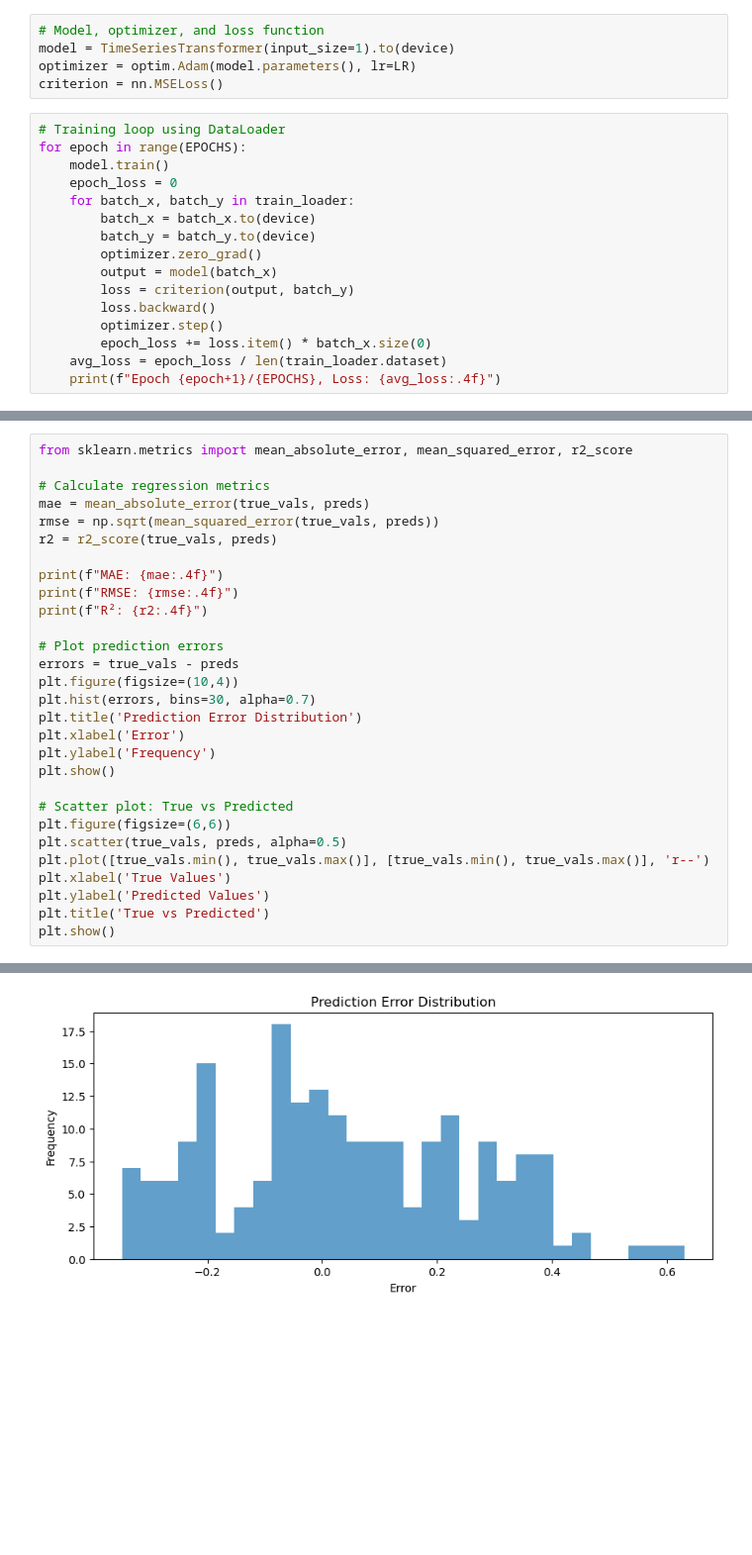
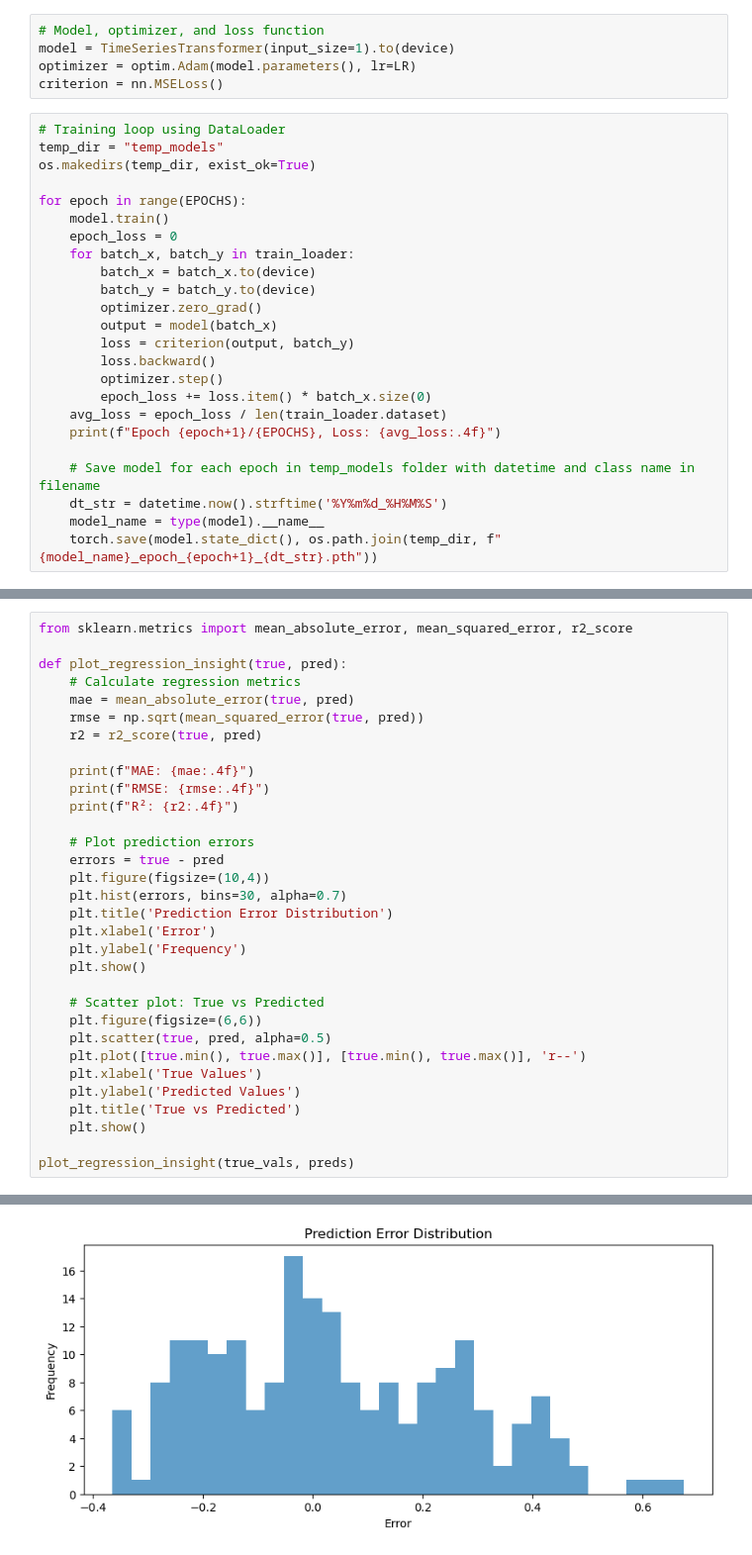
Before and after one commit to Tom-Laurent-TL/time_series_forecasting, a Jupyter notebook: simple_forecasting/main.ipynb, the cells around one changed output, grey strips where cells are left out. Shown at 99% size. Cells and saved outputs as stored; diff of their text form; blank space fills up the shorter version.

Commit message:
auto save added

```diff
--- a/simple_forecasting/main.ipynb
+++ b/simple_forecasting/main.ipynb
@@ -43,6 +45,9 @@ optimizer = optim.Adam(model.parameters(), lr=LR)
 criterion = nn.MSELoss()
 # %%
 # Training loop using DataLoader
+temp_dir = "temp_models"
+os.makedirs(temp_dir, exist_ok=True)
+
 for epoch in range(EPOCHS):
     model.train()
     epoch_loss = 0
@@ -57,4 +62,9 @@ for epoch in range(EPOCHS):
         epoch_loss += loss.item() * batch_x.size(0)
     avg_loss = epoch_loss / len(train_loader.dataset)
     print(f"Epoch {epoch+1}/{EPOCHS}, Loss: {avg_loss:.4f}")
+
+    # Save model for each epoch in temp_models folder with datetime and class name in filename
+    dt_str = datetime.now().strftime('%Y%m%d_%H%M%S')
+    model_name = type(model).__name__
+    torch.save(model.state_dict(), os.path.join(temp_dir, f"{model_name}_epoch_{epoch+1}_{dt_str}.pth"))
 # %% [output]
@@ -106,30 +116,33 @@ plt.show()
 # %%
 from sklearn.metrics import mean_absolute_error, mean_squared_error, r2_score
 
-# Calculate regression metrics
-mae = mean_absolute_error(true_vals, preds)
-rmse = np.sqrt(mean_squared_error(true_vals, preds))
-r2 = r2_score(true_vals, preds)
+def plot_regression_insight(true, pred):
+    # Calculate regression metrics
+    mae = mean_absolute_error(true, pred)
+    rmse = np.sqrt(mean_squared_error(true, pred))
+    r2 = r2_score(true, pred)
 
-print(f"MAE: {mae:.4f}")
-print(f"RMSE: {rmse:.4f}")
-print(f"R²: {r2:.4f}")
+    print(f"MAE: {mae:.4f}")
+    print(f"RMSE: {rmse:.4f}")
+    print(f"R²: {r2:.4f}")
 
-# Plot prediction errors
-errors = true_vals - preds
-plt.figure(figsize=(10,4))
-plt.hist(errors, bins=30, alpha=0.7)
-plt.title('Prediction Error Distribution')
-plt.xlabel('Error')
-plt.ylabel('Frequency')
-plt.show()
+    # Plot prediction errors
+    errors = true - pred
+    plt.figure(figsize=(10,4))
+    plt.hist(errors, bins=30, alpha=0.7)
+    plt.title('Prediction Error Distribution')
+    plt.xlabel('Error')
+    plt.ylabel('Frequency')
+    plt.show()
 
-# Scatter plot: True vs Predicted
-plt.figure(figsize=(6,6))
-plt.scatter(true_vals, preds, alpha=0.5)
-plt.plot([true_vals.min(), true_vals.max()], [true_vals.min(), true_vals.max()], 'r--')
-plt.xlabel('True Values')
-plt.ylabel('Predicted Values')
-plt.title('True vs Predicted')
-plt.show()
+    # Scatter plot: True vs Predicted
+    plt.figure(figsize=(6,6))
+    plt.scatter(true, pred, alpha=0.5)
+    plt.plot([true.min(), true.max()], [true.min(), true.max()], 'r--')
+    plt.xlabel('True Values')
+    plt.ylabel('Predicted Values')
+    plt.title('True vs Predicted')
+    plt.show()
+
+plot_regression_insight(true_vals, preds)
 # %% [output]
@@ -139 +152 @@ R²: 0.8969
-[figure, old version]
+[figure, new version]
```
Also changed, not shown: parts of 8 cells of this notebook, 2 other files.
